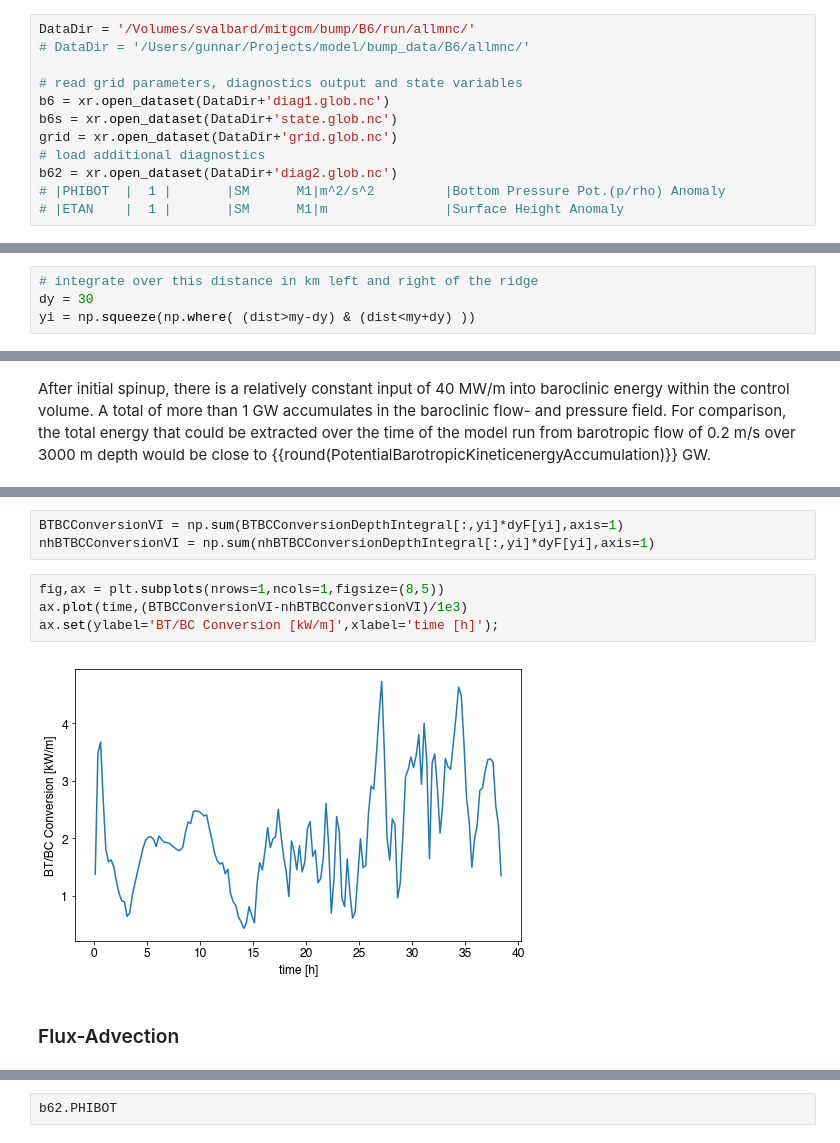
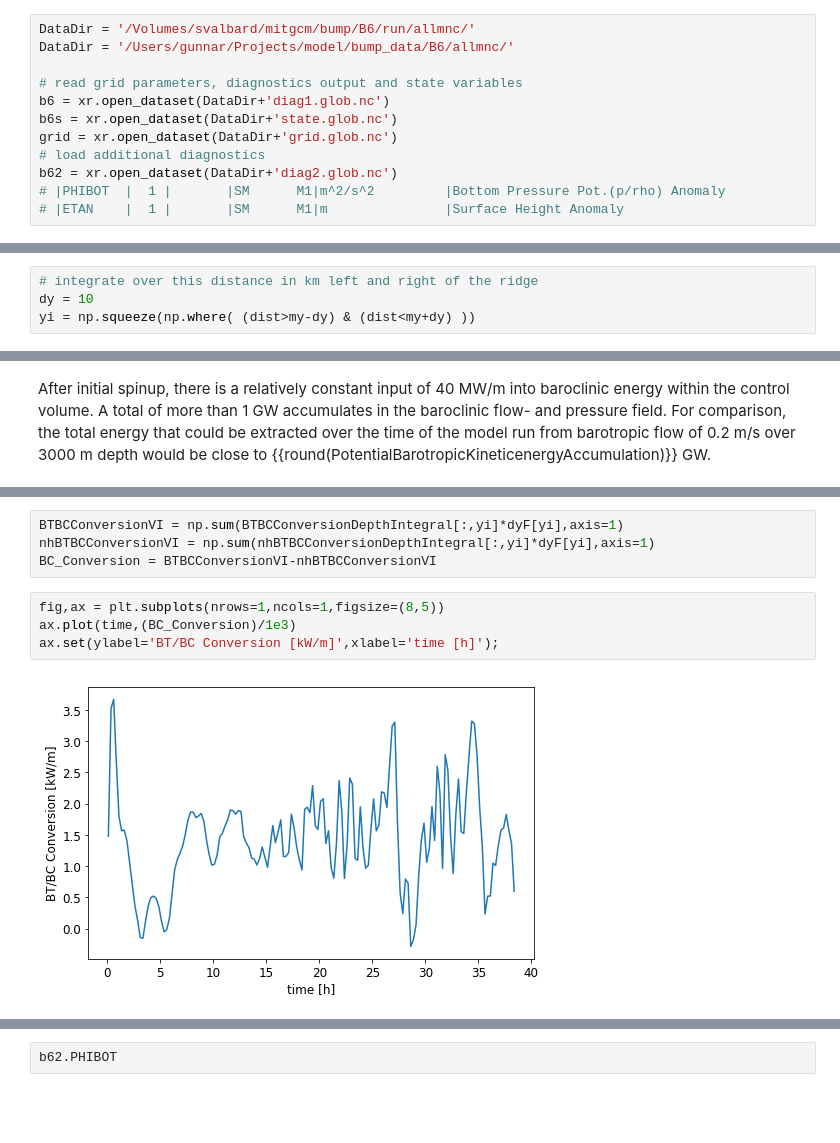
Before and after one commit to gunnarvoet/flow-across-bump, a Jupyter notebook: analysis/bump_analysis_energy.ipynb, the cells around one changed output, grey strips where cells are left out. Drawn from its saved outputs; the diff is of its cells as text; blank space fills up the shorter version.

```diff
--- a/analysis/bump_analysis_energy.ipynb
+++ b/analysis/bump_analysis_energy.ipynb
@@ -40,7 +40,7 @@ mpl.rcParams.update({'font.size': 12})
 ## Read model data
 # %%
 DataDir = '/Volumes/svalbard/mitgcm/bump/B6/run/allmnc/'
-# DataDir = '/Users/gunnar/Projects/model/bump_data/B6/allmnc/'
+DataDir = '/Users/gunnar/Projects/model/bump_data/B6/allmnc/'
 
 # read grid parameters, diagnostics output and state variables
 b6 = xr.open_dataset(DataDir+'diag1.glob.nc')
@@ -561,7 +563,7 @@ Terms of the baroclinic energy equations. Different to Kang (2011) we'll do this
 AdvectiveTimeScale = 0.2*time[-1]*3600/1e3
 # %%
 # integrate over this distance in km left and right of the ridge
-dy = 30
+dy = 10
 yi = np.squeeze(np.where( (dist>my-dy) & (dist<my+dy) ))
 # %% [markdown]
 The advective lateral scale for the whole model run is about {{round(AdvectiveTimeScale)}}km. Well start out with integrating {{round(dy)}}km on each side of the ridge.
@@ -596,11 +601,10 @@ After initial spinup, there is a relatively constant input of 40 MW/m into baroc
 # %%
 BTBCConversionVI = np.sum(BTBCConversionDepthIntegral[:,yi]*dyF[yi],axis=1)
 nhBTBCConversionVI = np.sum(nhBTBCConversionDepthIntegral[:,yi]*dyF[yi],axis=1)
+BC_Conversion = BTBCConversionVI-nhBTBCConversionVI
 # %%
 fig,ax = plt.subplots(nrows=1,ncols=1,figsize=(8,5))
-ax.plot(time,(BTBCConversionVI-nhBTBCConversionVI)/1e3)
+ax.plot(time,(BC_Conversion)/1e3)
 ax.set(ylabel='BT/BC Conversion [kW/m]',xlabel='time [h]');
 # %% [output]
-[figure, old version]
+[figure, new version]
-# %% [markdown]
-### Flux-Advection
```
Also changed, not shown: parts of 43 cells of this notebook, 1 other file.
